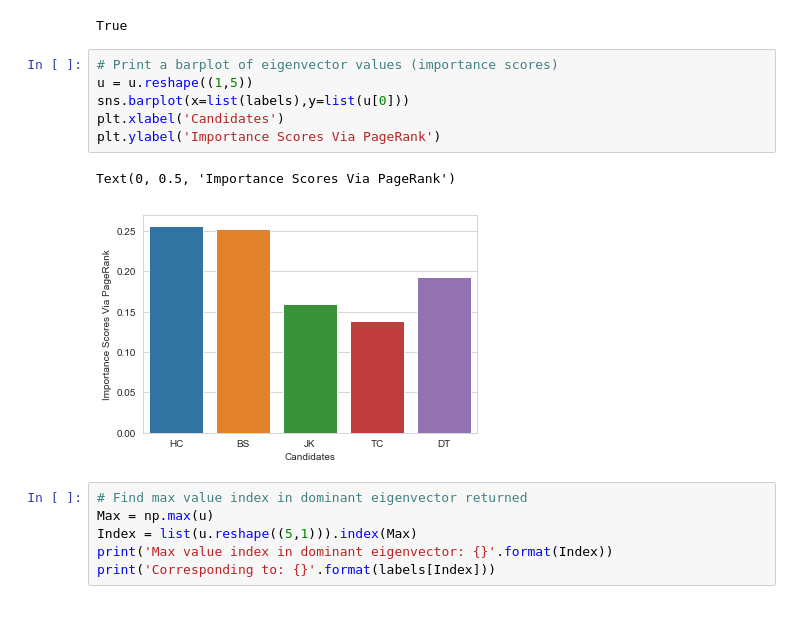
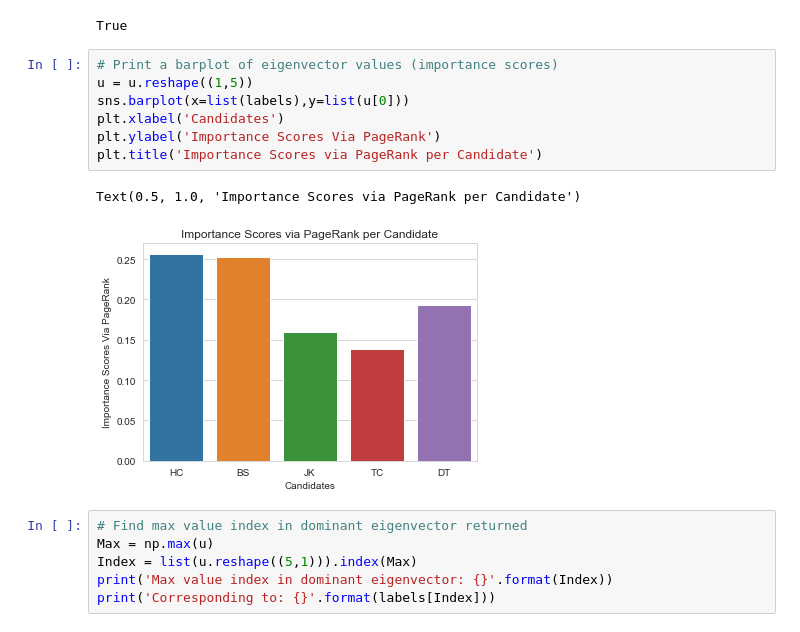
Before and after one commit to awsilva25/Personal-Projects, a Jupyter notebook: Ranking Presidential Candidates (2016).ipynb, the cells around one changed output. Saved outputs shown, nothing was run; the diff lists cells and outputs as text.

```diff
--- a/Ranking Presidential Candidates (2016).ipynb
+++ b/Ranking Presidential Candidates (2016).ipynb
@@ -334,12 +335,13 @@ True
 # %%
 # Print a barplot of eigenvector values (importance scores)
 u = u.reshape((1,5))
 sns.barplot(x=list(labels),y=list(u[0]))
 plt.xlabel('Candidates')
 plt.ylabel('Importance Scores Via PageRank')
+plt.title('Importance Scores via PageRank per Candidate')
 # %% [output]
-Text(0, 0.5, 'Importance Scores Via PageRank')
+Text(0.5, 1.0, 'Importance Scores via PageRank per Candidate')
-[figure, old version]
+[figure, new version]
 # %%
 # Find max value index in dominant eigenvector returned
 Max = np.max(u)
```
Also changed, not shown: parts of 1 cell of this notebook.
